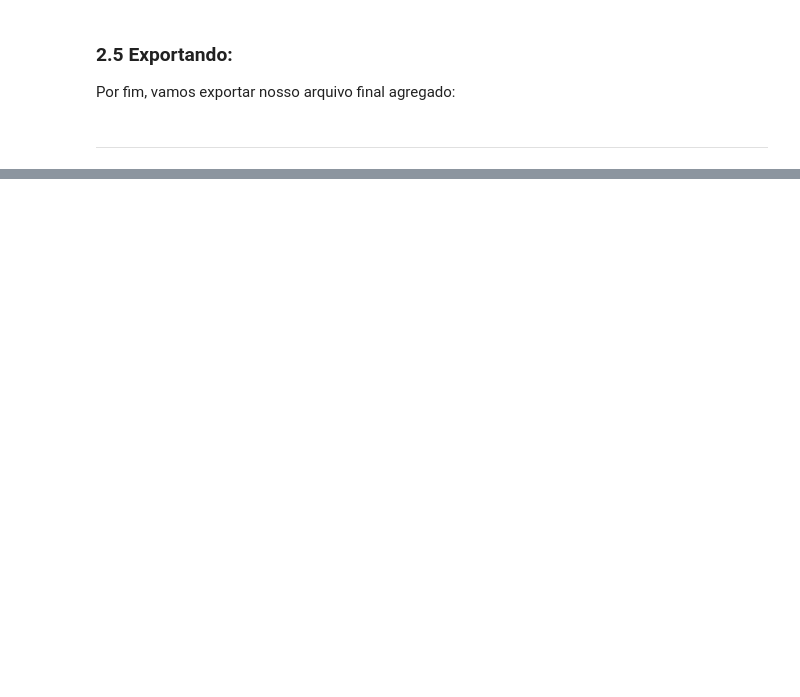
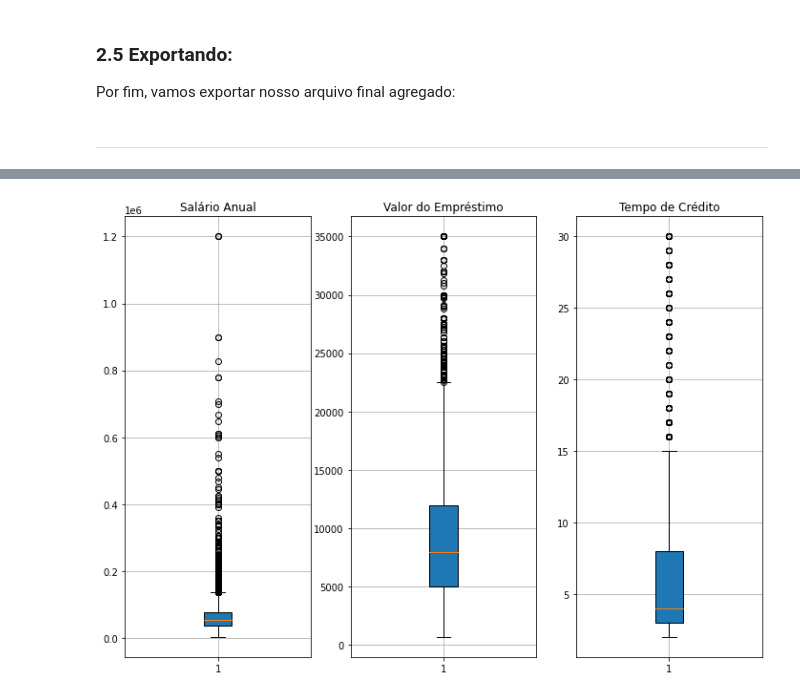
Before and after one commit to mfaysoares/Alura_Cash, a Jupyter notebook: Alura_Cash.ipynb, the cells around one changed output, grey strips where cells are left out. Cells and saved outputs as stored; diff of their text form; code cells hidden in the pictures; blank space fills up the shorter version.

```diff
--- a/Alura_Cash.ipynb
+++ b/Alura_Cash.ipynb
@@ -265,0 +291,12 @@ base_agg.to_csv('dados_financeiros.csv',
+# %%
+mapa_score = {'A':1, 'B':2, 'C':3, 'D':4, 'E':5, 'F':6, 'G':7}
+base['pontuacao_emprestimo'] = base['pontuacao_emprestimo'].replace(mapa_score)
+# %%
+mapa_moradia = {'Alugada':1, 'Hipotecada':2, 'Propria':3, 'Outros':4}
+base['situacao_moradia'] = base['situacao_moradia'].replace(mapa_moradia)
+# %%
+mapa_loan = {'Educativo':1, 'Medico':2, 'Empreendimento':3, 'Pessoal':4, 'Pagamento_Debitos':5, 'Melhora_Lar':6}
+base['motivo_emprestimo'] = base['motivo_emprestimo'].replace(mapa_loan)
+# %%
+mapa_inad = {'N':0, 'Y':1}
+base['historico_inadimplencia'] = base['historico_inadimplencia'].replace(mapa_inad)
@@ -265,0 +320,17 @@ base_agg.to_csv('dados_financeiros.csv',
+# %%
+fig, ax = plt.subplots(1, 3, figsize=(10,7))
+fig.tight_layout()
+
+ax[0].boxplot(base['salario_anual'], patch_artist=True)
+ax[0].set_title('Salário Anual')
+ax[0].grid(True)
+
+ax[1].boxplot(base['valor_emprestimo'], patch_artist=True)
+ax[1].set_title('Valor do Empréstimo')
+ax[1].grid(True)
+
+ax[2].boxplot(base['tempo_credito'], patch_artist=True)
+ax[2].set_title('Tempo de Crédito')
+ax[2].grid(True)
+# %% [output]
+[figure, added]
```
Also changed, not shown: parts of 43 cells of this notebook.
